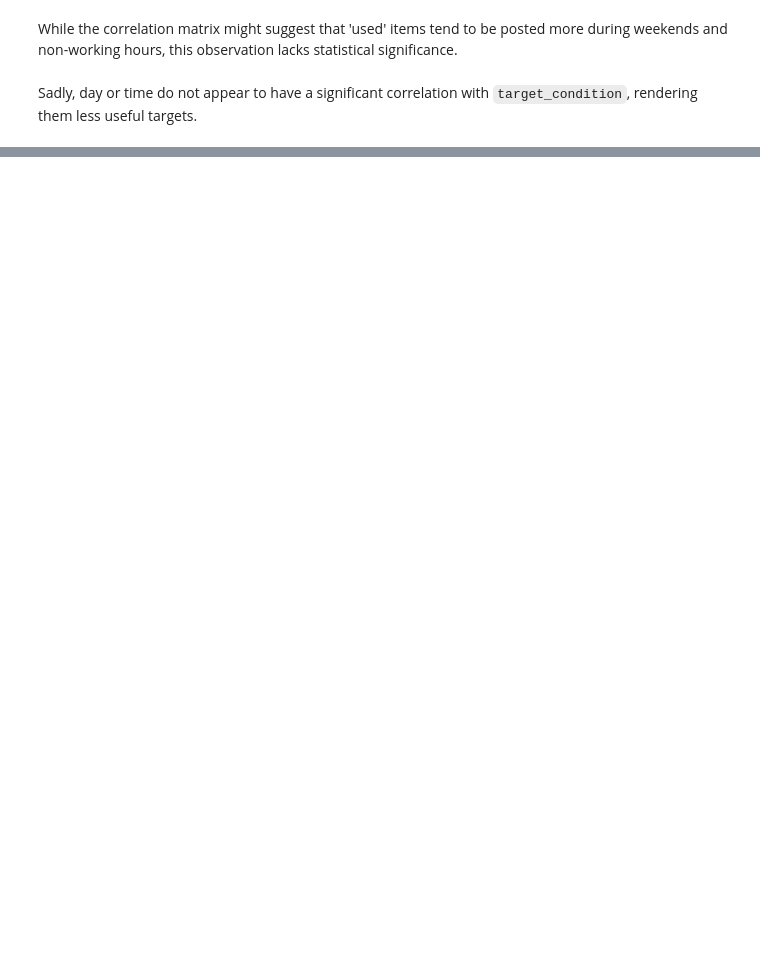
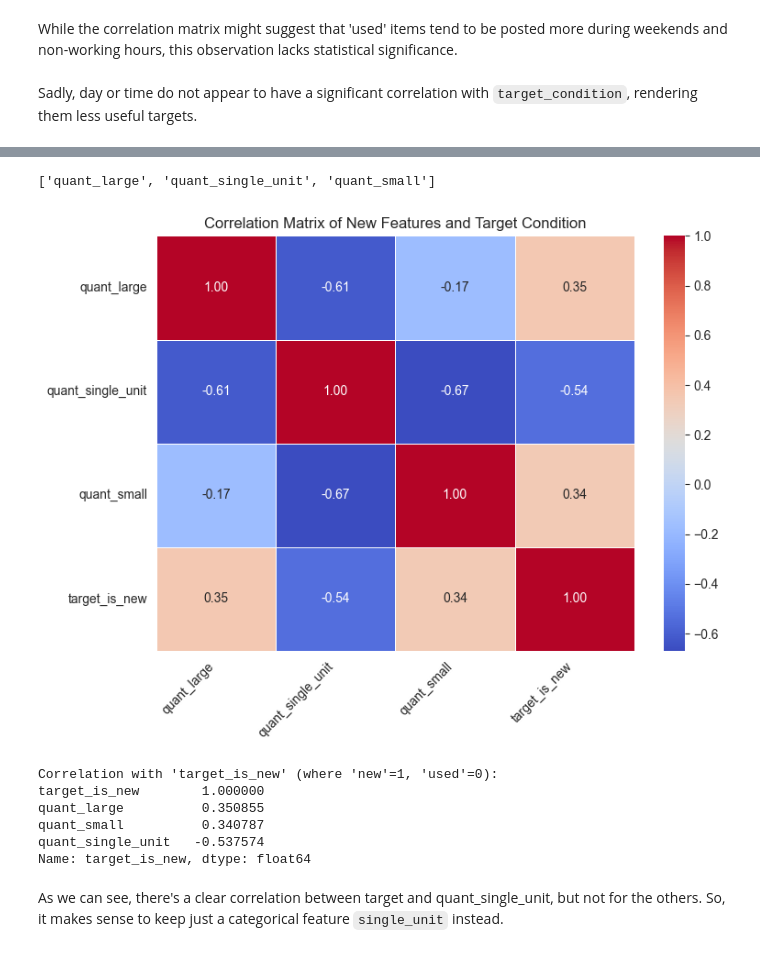
Before and after one commit to MLsound/mercadolibre-new-used-prediction, a Jupyter notebook: EDA.ipynb, the cells around one changed output, grey strips where cells are left out. Drawn from its saved outputs; the diff is of its cells as text; code cells hidden in the pictures; blank space fills up the shorter version.

Commit message:
Feat: adding categorical for quantity

```diff
--- a/EDA.ipynb
+++ b/EDA.ipynb
@@ -1343,0 +1446,12 @@ Sadly, day or time do not appear to have a significant correlation with `target_
+# %%
+def categorize_quantity(quantity_value):
+    if quantity_value == 1:
+        return 'single_unit'
+    elif 1 < quantity_value < 10:
+        return 'small'
+    else: # value >= 10 or value <= 0 (assuming quantity can't be negative in real scenario)
+        return 'large'
+
+df_test = X_train_transformed_df.copy()
+df_test['quantity_category'] = quantity.apply(categorize_quantity)
+df_test['quantity_category']
@@ -1343,0 +1471,3 @@ Sadly, day or time do not appear to have a significant correlation with `target_
+# %%
+# Apply one-hot encoding to the 'quantity_category' column
+df_test = pd.get_dummies(df_test, columns=['quantity_category'], prefix='quant', drop_first=False)
@@ -1343,0 +1483,42 @@ Sadly, day or time do not appear to have a significant correlation with `target_
+# %%
+# Store new features names
+quant_feat = [x for x in df_test.columns.to_list() if x.startswith('quant')]
+quant_feat
+# %% [output]
+['quant_large', 'quant_single_unit', 'quant_small']
+# %%
+# Understanding correlation with the target variable
+
+target_numerical = y_train_df.map({'new': 1, 'used': 0})
+correlation_df = df_test[quant_feat].copy()
+correlation_df['target_is_new'] = target_numerical
+correlation_matrix = correlation_df.corr()
+
+# Graph
+plt.figure(figsize=(8, 6))
+sns.heatmap(
+    correlation_matrix,
+    annot=True,
+    cmap='coolwarm',
+    fmt=".2f",
+    linewidths=.5
+)
+plt.title('Correlation Matrix of New Features and Target Condition')
+plt.xticks(rotation=45, ha='right')
+plt.yticks(rotation=0)
+plt.tight_layout()
+#plt.savefig('new_features_correlation_heatmap.png')
+plt.show()
+
+print("Correlation with 'target_is_new' (where 'new'=1, 'used'=0):")
+print(correlation_matrix['target_is_new'].sort_values(ascending=False))
+# %% [output]
+[figure, added]
+Correlation with 'target_is_new' (where 'new'=1, 'used'=0):
+target_is_new        1.000000
+quant_large          0.350855
+quant_small          0.340787
+quant_single_unit   -0.537574
+Name: target_is_new, dtype: float64
+# %% [markdown]
+As we can see, there's a clear correlation between target and quant_single_unit, but not for the others. So, it makes sense to  keep just a categorical feature `single_unit` instead.
```
Also changed, not shown: parts of 34 cells of this notebook, 3 other files.
